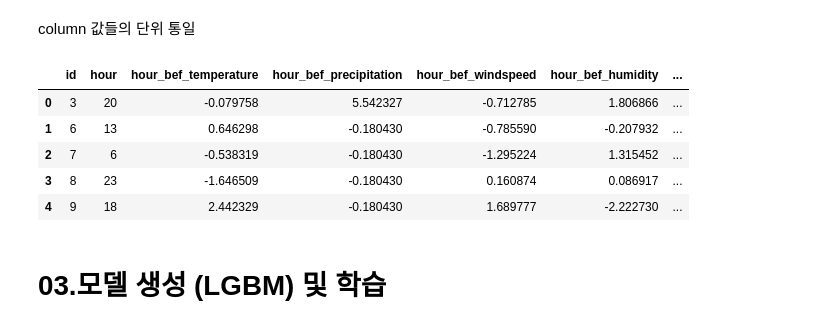
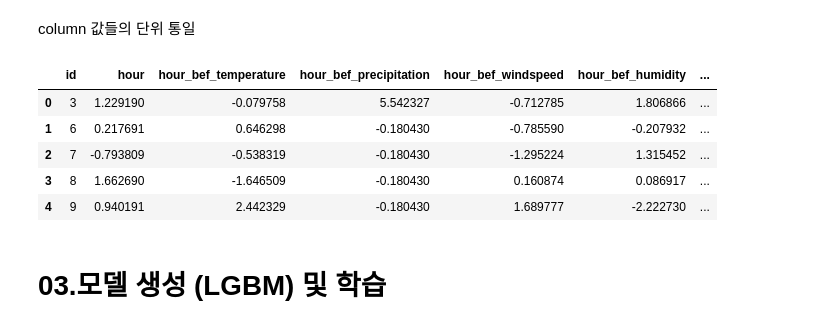
Before and after one commit to Sunnnyyy16/Dacon_study, a Jupyter notebook: bike/seoul_bike.ipynb, the cells around one changed output. Saved outputs shown, nothing was run; the diff lists cells and outputs as text; code cells hidden in the pictures.

```diff
--- a/bike/seoul_bike.ipynb
+++ b/bike/seoul_bike.ipynb
@@ -251,21 +266,21 @@ column 값들의 단위 통일
 # %%
 #Standard scaler
 from sklearn.preprocessing import LabelEncoder, StandardScaler, MinMaxScaler
 scaler= StandardScaler()
 
 # 변환 필요 없는 feature는 제외
-transform_df= train.drop(columns=['id','hour','count'])
+transform_df= train.drop(columns=['id','count'])
 
 std_transform_df = scaler.fit_transform(transform_df)
 train[transform_df.columns] = std_transform_df
 train.head()
 # %% [output]
 |  | id | hour | hour_bef_temperature | hour_bef_precipitation | hour_bef_windspeed | hour_bef_humidity | ... |
-| 0 | 3 | 20 | -0.079758 | 5.542327 | -0.712785 | 1.806866 | ... |
-| 1 | 6 | 13 | 0.646298 | -0.180430 | -0.785590 | -0.207932 | ... |
-| 2 | 7 | 6 | -0.538319 | -0.180430 | -1.295224 | 1.315452 | ... |
-| 3 | 8 | 23 | -1.646509 | -0.180430 | 0.160874 | 0.086917 | ... |
-| 4 | 9 | 18 | 2.442329 | -0.180430 | 1.689777 | -2.222730 | ... |
+| 0 | 3 | 1.229190 | -0.079758 | 5.542327 | -0.712785 | 1.806866 | ... |
+| 1 | 6 | 0.217691 | 0.646298 | -0.180430 | -0.785590 | -0.207932 | ... |
+| 2 | 7 | -0.793809 | -0.538319 | -0.180430 | -1.295224 | 1.315452 | ... |
+| 3 | 8 | 1.662690 | -1.646509 | -0.180430 | 0.160874 | 0.086917 | ... |
+| 4 | 9 | 0.940191 | 2.442329 | -0.180430 | 1.689777 | -2.222730 | ... |
 # %% [markdown]
 # 03.모델 생성 (LGBM) 및 학습
 # %% [markdown]
```
Also changed, not shown: parts of 44 cells of this notebook.
